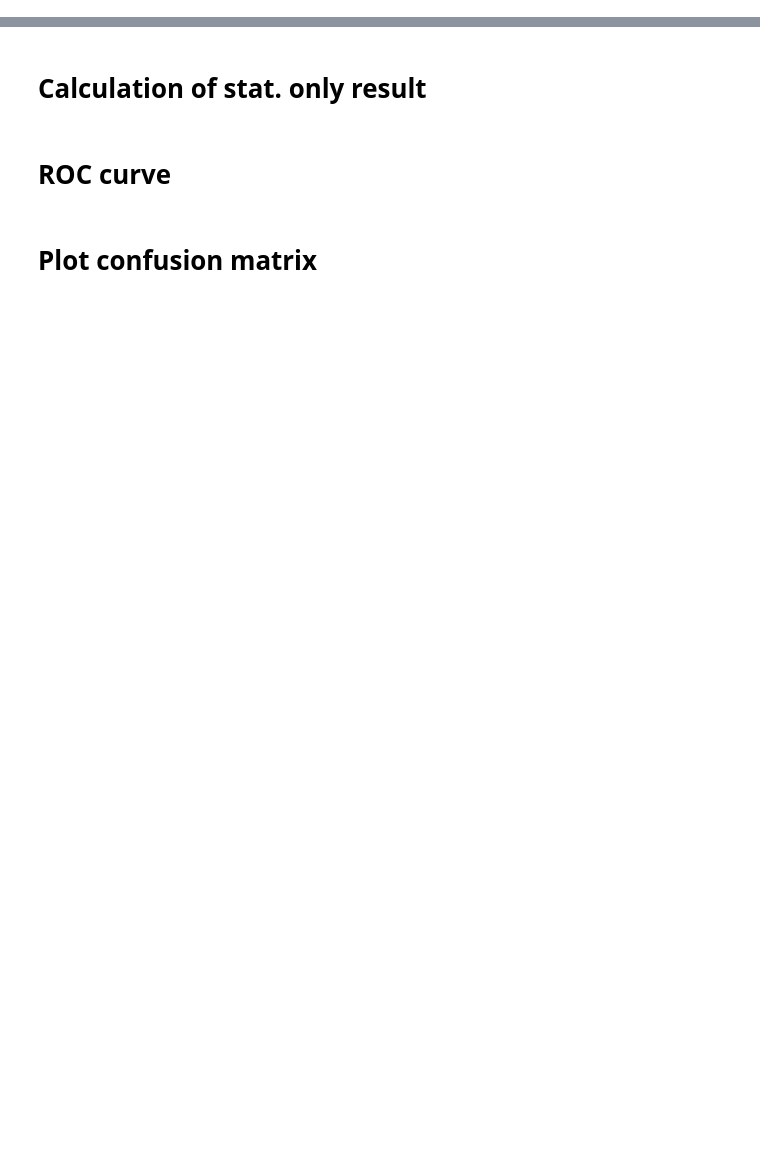
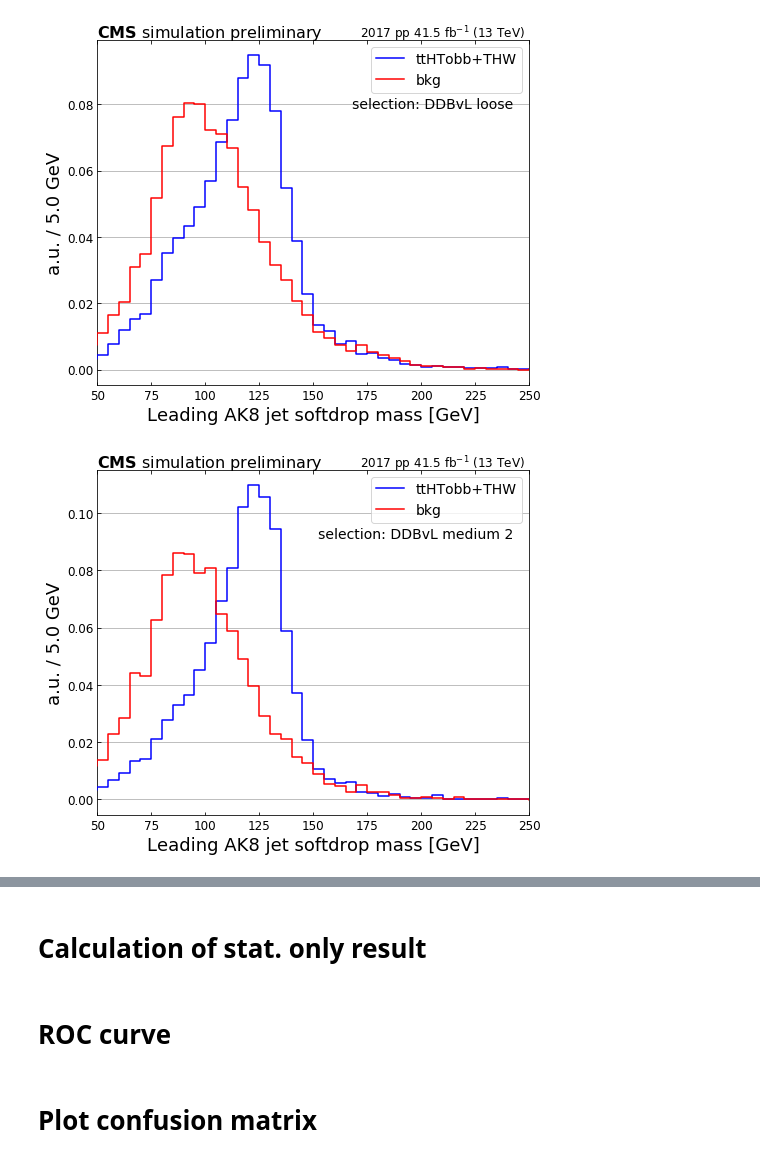
Before and after one commit to druini/hepaccelerate, a Jupyter notebook: EvaluateResults.ipynb, the cells around one changed output, grey strips where cells are left out. Drawn from its saved outputs; the diff is of its cells as text; code cells hidden in the pictures; blank space fills up the shorter version.

```diff
--- a/EvaluateResults.ipynb
+++ b/EvaluateResults.ipynb
@@ -54,7 +85,7 @@ def merge_json_output(samples):
         with open(s) as json_file:
             data = json.load(json_file)
 
-        for k1 in [k1 for k1 in data.keys() if not k1.startswith('hist_leading_jet')]:
+        for k1 in [k1 for k1 in data.keys()]:# if not k1.startswith('hist_leading_jet')]:
             if indx == 0:
                 merge[k1] = {}
             for k2 in data[k1].keys():
@@ -461,0 +615,63 @@ leadAK8JetMass
+# %%
+selection = {
+    'DDBvL_07'     : 'DDBvL loose',
+#     'DDBvL_086'    : 'DDBvL medium 1',
+    'DDBvL_089'    : 'DDBvL medium 2',
+#     'DDBvL_091'    : 'DDBvL tight 1',
+    'DDBvL_092'    : 'DDBvL tight 2',
+    'bbvsLight_05845'    : 'DeepAK8 loose',
+    'bbvsLight_09795'    : 'DeepAK8 tight',
+    'tau21_045'    : r'AK8 jet $\tau_{21} < 0.45$',
+    'deltaR_tight' : r'$1.5 < \Delta R (Ws, \mathrm{leadAK8Jet}) < 4$',
+    'Wmass_60'     : r'W mass $>60$ GeV',
+    'AK8JetPt_200' : r'AK8 jet pt $>200$ GeV',
+    'AK8JetPt_300' : r'AK8 jet pt $>300$ GeV',
+    '1btag'        : r'nbtags $\geq 1$',
+    '2btags'       : r'nbtags $\geq 2$',
+    'nominal'      : 'nominal',
+}
+# %%
+### plot normalized signal and bkg distributions
+var = 'leadAK8JetMass'
+cat = '2J2WdeltaRTau21_Pass'
+
+color = {
+    'ttHTobb+THW' : 'b',
+    'bkg'         : 'r'
+}
+
+for sel, label in selection.items():
+    mc = load_mc(os.path.join('results', sel),sum_all_bkgs=True)
+
+    fig = plt.figure(figsize=(6,6))
+    a1 = plt.axes([0.0,0.22,1.0,0.8])
+    a1.tick_params(top=True,direction='in')
+    plt.grid(True, axis='y', zorder=0)
+    for s in ['ttHTobb+THW', 'bkg']:
+        counts, bins = plot_mc(f'hist_{var}_{cat}', mc, None, False, s, 1, norm=True, ext_label=s, color_label=s)
+    if var in plot_params:
+#         if plot_params[var]['logy']: plt.yscale('log')
+        if 'xlim' in plot_params[var]:
+            plt.xlim(plot_params[var]['xlim'])
+#         a1.set_ylim(1e-2,1e3)
+    #     if (not 'NoWeights' in cat) and ('ymin' in plot_params[var]):
+    #         a1.set_ylim(ymin=plot_params[var]['ymin'])
+    plt.legend(fontsize=14)
+    plt.text(1.1,.65, f'selection: {label}', fontsize=14, ha='right', va='bottom', transform=ax.transAxes)
+#     plt.legend(loc='center left', bbox_to_anchor=(1, 0.5), fontsize=14)
+
+    binsize = np.diff( bins )[0]
+    unit = r' GeV' if '[GeV]' in var_names[var] else ''
+    plt.ylabel(f'a.u. / {binsize:.1f}{unit}', fontsize=18)
+    plt.title(r'$\mathbf{CMS}$ simulation preliminary', fontsize=16, x=0.0, ha='left', y=1.03, va='top')
+    ax = plt.gca()
+    plt.text(0.99, 0.99,
+        '2017 pp $41.5\ \mathrm{fb}^{-1}\ \mathrm{(13\ TeV)}$',
+              fontsize=12, ha='right', va='bottom', transform=ax.transAxes)
+    plt.xlabel(var_names[var], fontsize=18)
+    for ext in ['.png','.pdf']:
+            plt.savefig(os.path.join('plots',sel,cat,f'{var}_{cat}_SvsB'+ext), bbox_inches='tight')
+    plt.show()
+# %% [output]
+[figure, added]
+[figure, added]
```
Also changed, not shown: parts of 9 cells of this notebook, 3 other files.
